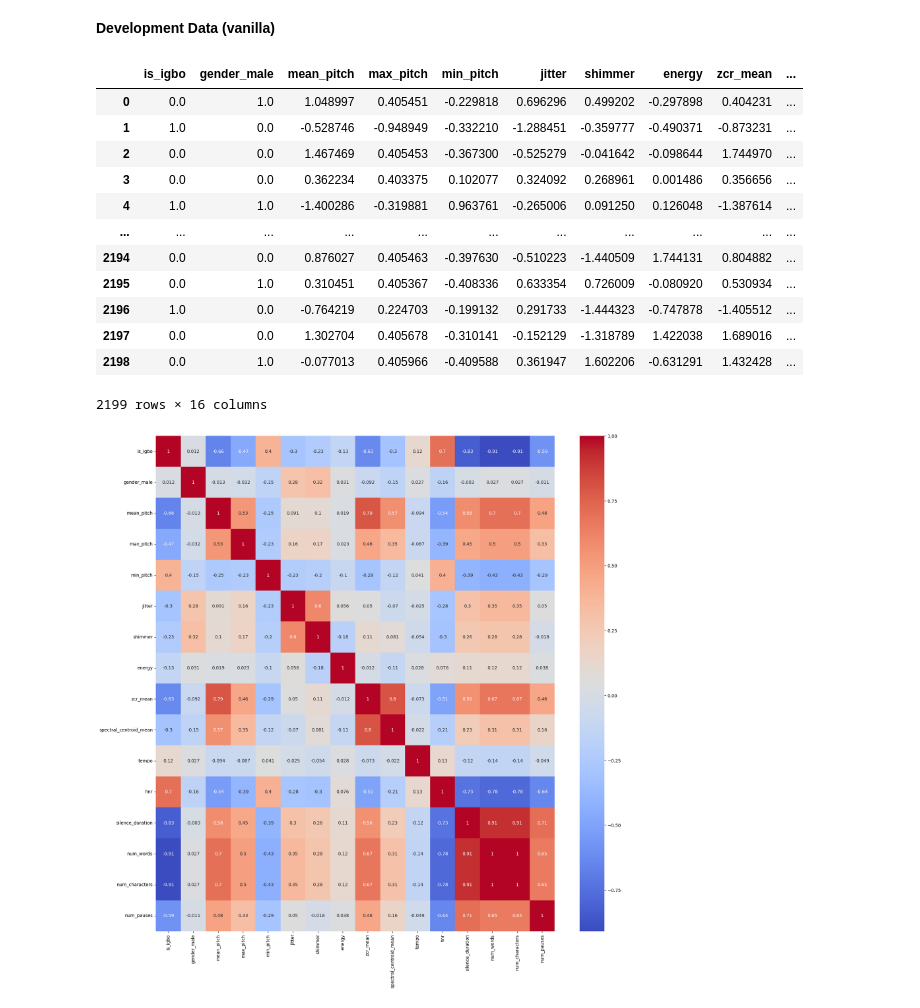
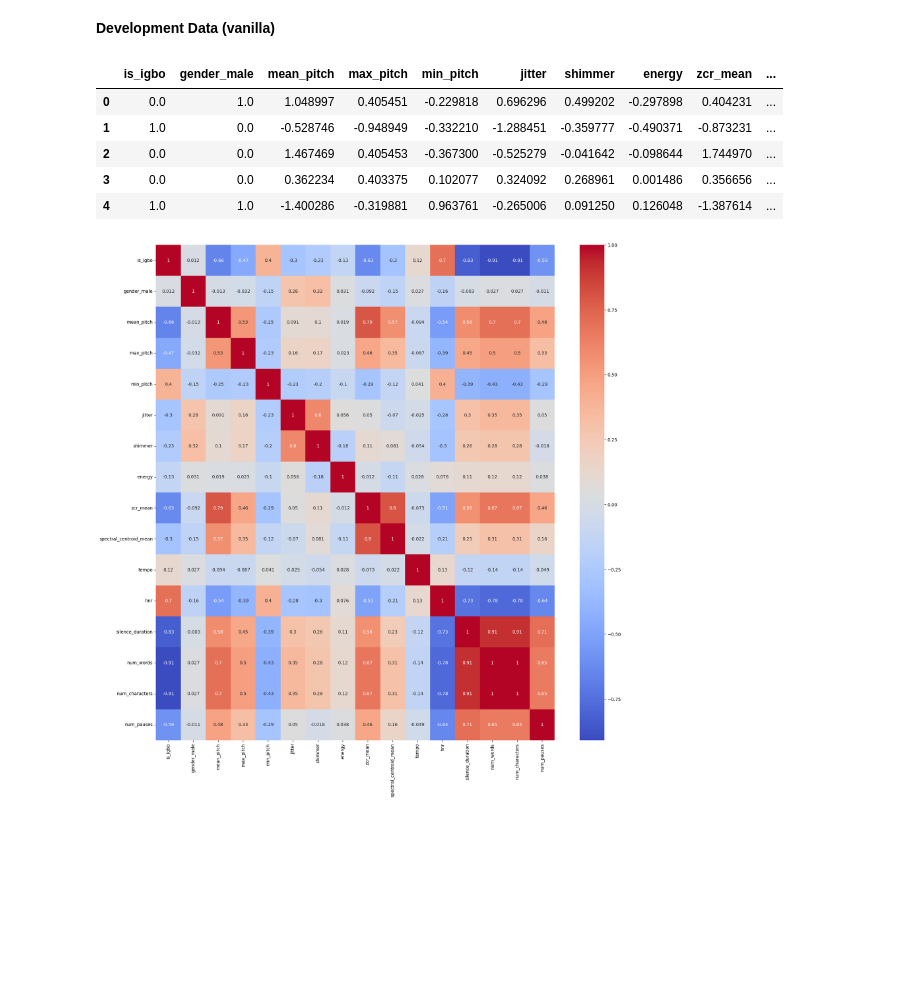
Before and after one commit to AndreaLolli2912/DSL-Age-Regression, a Jupyter notebook: main/main_EDA.ipynb, the cells around one changed output. Cells and saved outputs as stored; diff of their text form; code cells hidden in the pictures; blank space fills up the shorter version.

```diff
--- a/main/main_EDA.ipynb
+++ b/main/main_EDA.ipynb
@@ -462,21 +462,14 @@ vanilla_transformation = ColumnTransformer(
 )
 # %%
 X_train_transformed = pd.DataFrame(vanilla_transformation.fit_transform(X_train), columns=vanilla_transformation.get_feature_names_out())
-X_train_transformed
+X_train_transformed.head()
 # %% [output]
 |  | is_igbo | gender_male | mean_pitch | max_pitch | min_pitch | jitter | shimmer | energy | zcr_mean | ... |
 | 0 | 0.0 | 1.0 | 1.048997 | 0.405451 | -0.229818 | 0.696296 | 0.499202 | -0.297898 | 0.404231 | ... |
 | 1 | 1.0 | 0.0 | -0.528746 | -0.948949 | -0.332210 | -1.288451 | -0.359777 | -0.490371 | -0.873231 | ... |
 | 2 | 0.0 | 0.0 | 1.467469 | 0.405453 | -0.367300 | -0.525279 | -0.041642 | -0.098644 | 1.744970 | ... |
 | 3 | 0.0 | 0.0 | 0.362234 | 0.403375 | 0.102077 | 0.324092 | 0.268961 | 0.001486 | 0.356656 | ... |
 | 4 | 1.0 | 1.0 | -1.400286 | -0.319881 | 0.963761 | -0.265006 | 0.091250 | 0.126048 | -1.387614 | ... |
-| ... | ... | ... | ... | ... | ... | ... | ... | ... | ... | ... |
-| 2194 | 0.0 | 0.0 | 0.876027 | 0.405463 | -0.397630 | -0.510223 | -1.440509 | 1.744131 | 0.804882 | ... |
-| 2195 | 0.0 | 1.0 | 0.310451 | 0.405367 | -0.408336 | 0.633354 | 0.726009 | -0.080920 | 0.530934 | ... |
-| 2196 | 1.0 | 0.0 | -0.764219 | 0.224703 | -0.199132 | 0.291733 | -1.444323 | -0.747878 | -1.405512 | ... |
-| 2197 | 0.0 | 0.0 | 1.302704 | 0.405678 | -0.310141 | -0.152129 | -1.318789 | 1.422038 | 1.689016 | ... |
-| 2198 | 0.0 | 1.0 | -0.077013 | 0.405966 | -0.409588 | 0.361947 | 1.602206 | -0.631291 | 1.432428 | ... |
-2199 rows × 16 columns
 # %%
 corr = X_train_transformed.corr()
 plt.figure(figsize=(20, 20))
```
Also changed, not shown: parts of 19 cells of this notebook.
